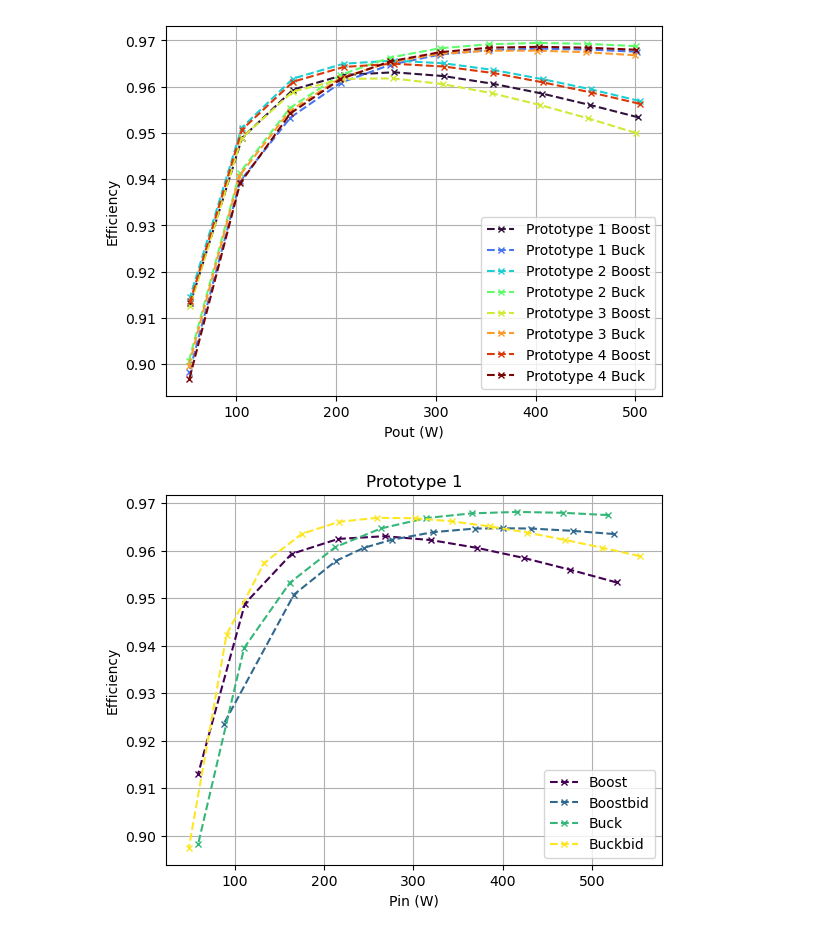
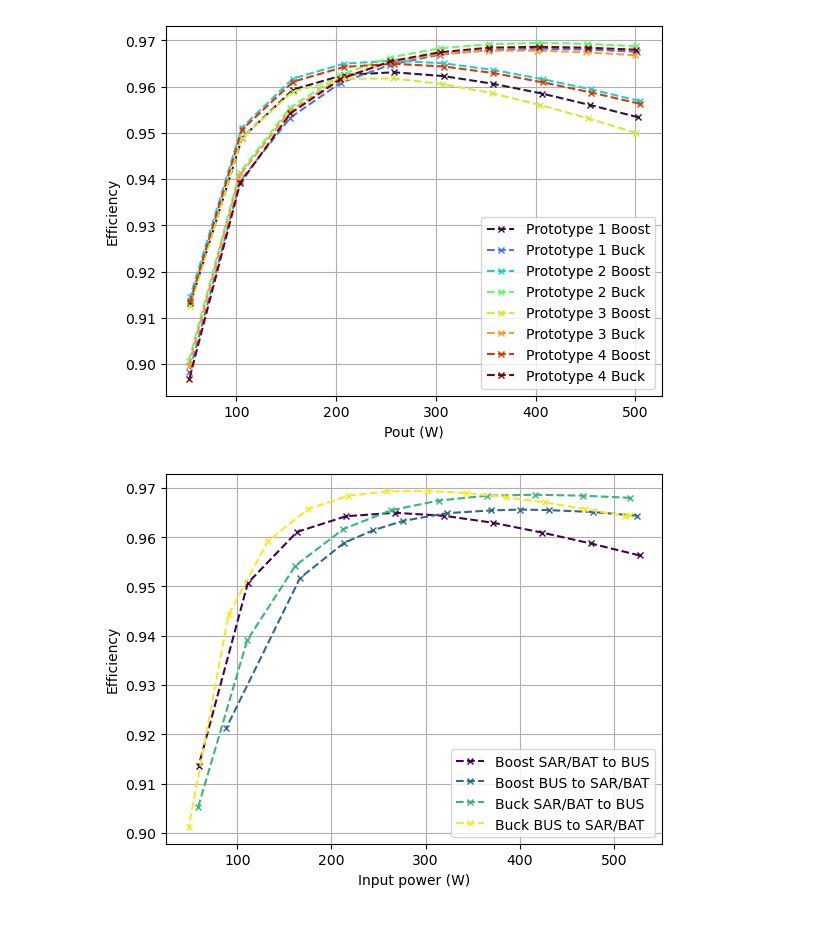
Before and after one commit to miguelfercos/SCPIAutomation, a Jupyter notebook: SCPI_final_no_load_aut_p3.ipynb, the cells around one changed output. Cells and saved outputs as stored; diff of their text form; code cells hidden in the pictures.

```diff
--- a/SCPI_final_no_load_aut_p3.ipynb
+++ b/SCPI_final_no_load_aut_p3.ipynb
@@ -1062,41 +1066,50 @@ import matplotlib.pyplot as plt
 import pandas as pd
 
 # Define the main folder path and corresponding labels for the legend
-main_folder_path = r"C:\Users\PC\OneDrive - Universidad de Oviedo\PhD\5-FLEXI v2 validation\Prototype 1"
+main_folder_path = r"C:\Users\PC\OneDrive - Universidad de Oviedo\PhD\5-FLEXI v2 validation\Prototype 4"
 label_prefix = "Eff"
+
+label_mapping = {
+    "DMMeff_Boost.csv": "Boost SAR/BAT to BUS",
+    "DMMeff_Boostbid.csv": "Boost BUS to SAR/BAT",
+    "DMMeff_Buck.csv": "Buck SAR/BAT to BUS",
+    "DMMeff_Buckbid.csv": "Buck BUS to SAR/BAT"
+}
 
 # Create an empty DataFrame to store the data from each CSV
 df = pd.DataFrame()
 selected_files=["DMMeff_Boost.csv","DMMeff_Boostbid.csv","DMMeff_Buck.csv","DMMeff_Buckbid.csv"]
 # selected_files=["DMMeff_Boost.csv","DMMeff_Buck.csv"]
 # Iterate through each subfolder in the main folder
 for root, dirs, files in os.walk(main_folder_path):
     for file_name in files:
         if file_name.endswith(".csv") and file_name in selected_files:
             folder_name = os.path.basename(root)
-            label = file_name.replace("DMMeff_","").replace(".csv","")
+
+            label = label_mapping.get(file_name, file_name.replace("DMMeff_", "").replace(".csv", ""))
+            # label = file_name.replace("DMMeff_","").replace(".csv","")
             file_path = os.path.join(root, file_name)
             data = pd.read_csv(file_path)
             data['Eff']=data['Pout']/data['Pin']
             data['Label'] = label  # Add a column for the legend label
             df = pd.concat([df, data], ignore_index=True)
 
 # Create a unique color for each line
 colors = plt.cm.get_cmap('viridis', len(df['Label'].unique()))
 
 # Plot the data
 fig, ax = plt.subplots()
 
 # Iterate over each unique label and plot the corresponding data
 for label, color in zip(df['Label'].unique(), colors.colors):
     subset = df[df['Label'] == label]
     ax.plot(subset['Pin'], subset['Eff'],linestyle='--', marker='x', markersize=5, label=label, color=color)
-    plt.title(folder_name)
+    #plt.title(folder_name)
 plt.grid(True)
-ax.set_xlabel('Pin (W)')
+ax.set_xlabel('Input power (W)')
 ax.set_ylabel('Efficiency')
 ax.legend()
 
 plt.show()
 # %% [output]
-[figure, old version]
+[figure, new version]
```
Also changed, not shown: parts of 2 cells of this notebook.
